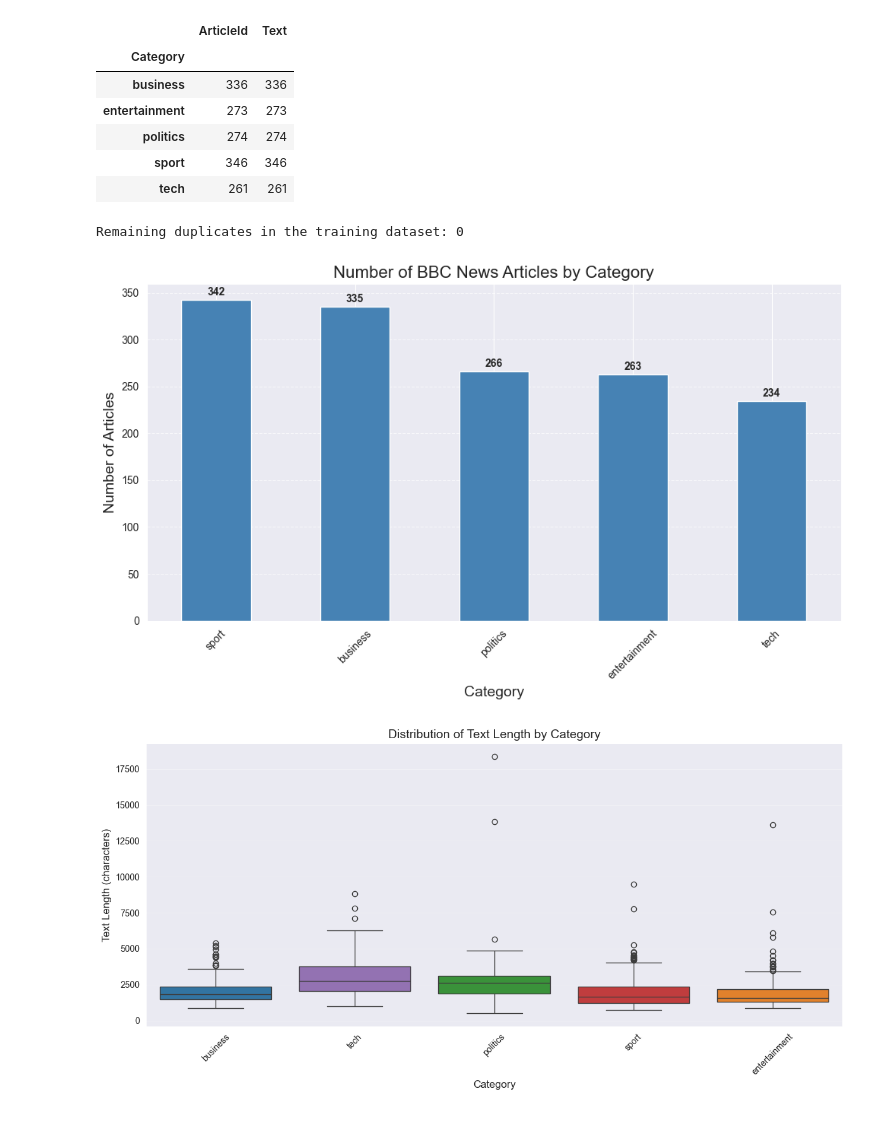
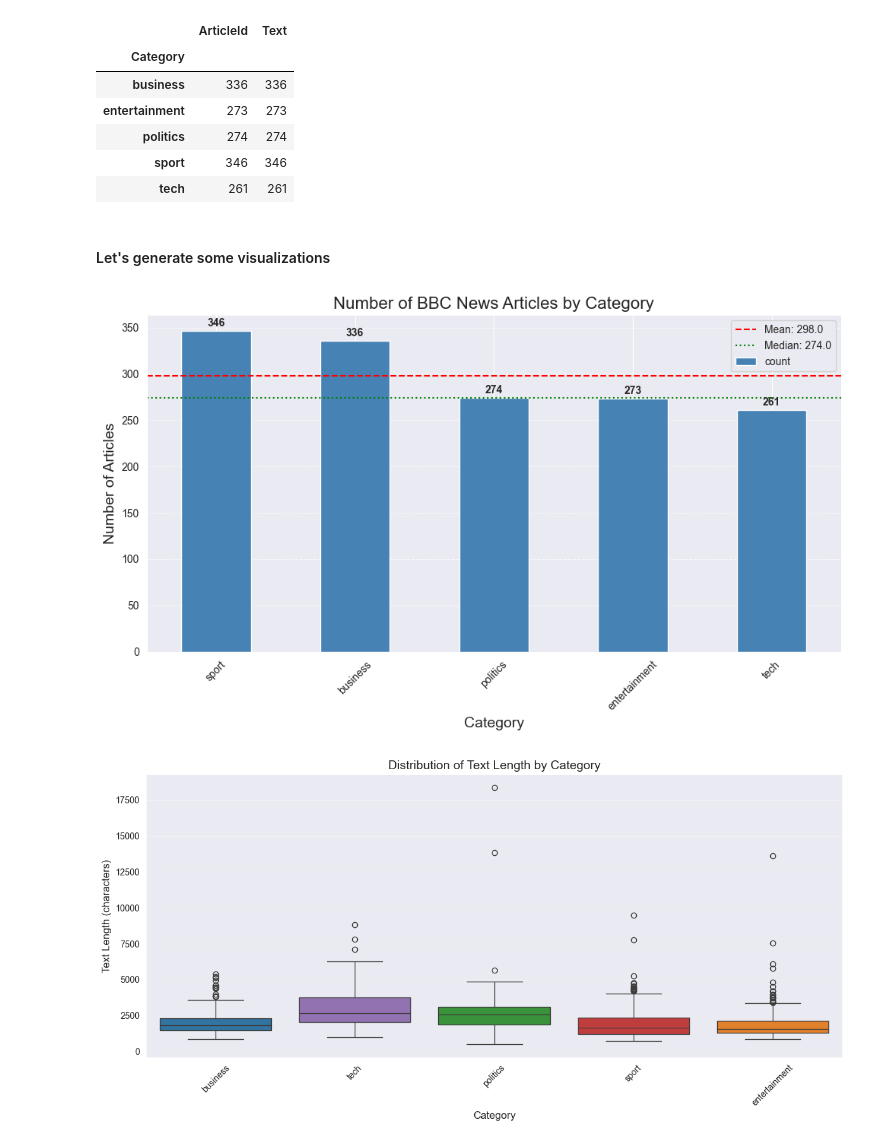
Before and after one commit to jfroggatt/BBC_News, a Jupyter notebook: bbc_news.ipynb, the cells around one changed output. Cells and saved outputs as stored; diff of their text form; code cells hidden in the pictures.

```diff
--- a/bbc_news.ipynb
+++ b/bbc_news.ipynb
@@ -39,4 +75,4 @@ True
 # %%
-bbcnews_train = pd.read_csv('data/BBC News Train.csv')
-bbcnews_test = pd.read_csv('data/BBC News Test.csv')
-bbcnews_train.head()
+bbcnews_train = pd.read_csv('/kaggle/input/learn-ai-bbc/BBC News Train.csv')
+bbcnews_test = pd.read_csv('/kaggle/input/learn-ai-bbc/BBC News Test.csv')
+submission_sample = pd.read_csv('/kaggle/input/learn-ai-bbc/BBC News Sample Solution.csv')
@@ -148,36 +169,37 @@ bbcnews_train.groupby('Category').count()
 | politics | 274 | 274 |
 | sport | 346 | 346 |
 | tech | 261 | 261 |
-# %%
-# remove duplicates
-bbcnews_train = bbcnews_train.drop_duplicates(subset = ['Text'], keep = 'first')
-remaining_dups = bbcnews_train[bbcnews_train.duplicated(subset=['Text'], keep=False)]
-print(f"Remaining duplicates in the training dataset: {len(remaining_dups)}")
-# %% [output]
-Remaining duplicates in the training dataset: 0
+# %% [markdown]
+#### Let's generate some visualizations
 # %%
 # Plot the number of articles in each category
 
 # Get counts by categorry
 category_counts = bbcnews_train['Category'].value_counts()
 
 # Create a bar plot
 plt.figure(figsize=(10, 6))
 ax = category_counts.plot(kind='bar', color='steelblue')
+
+# Add horizontal lines for mean and median
+ax.axhline(y=mean_count, color='red', linestyle='--', linewidth=1.5, label=f'Mean: {category_counts.mean():.1f}')
+ax.axhline(y=category_counts.median(), color='green', linestyle=':', linewidth=1.5, label=f'Median: {category_counts.median():.1f}')
+
 plt.title('Number of BBC News Articles by Category', fontsize=16)
 plt.xlabel('Category', fontsize=14)
 plt.ylabel('Number of Articles', fontsize=14)
 plt.xticks(rotation=45)
 plt.grid(axis='y', linestyle='--', alpha=0.7)
+plt.legend()
 
 # Add the counts on top of each bar
 for i, count in enumerate(category_counts):
     plt.text(i, count + 5, str(count), ha='center', fontweight='bold')
 
 plt.tight_layout()
 plt.show()
 # %% [output]
-[figure, old version]
+[figure, new version]
 # %%
 # Distribution of article length by category
 
```
Also changed, not shown: parts of 40 cells of this notebook.
